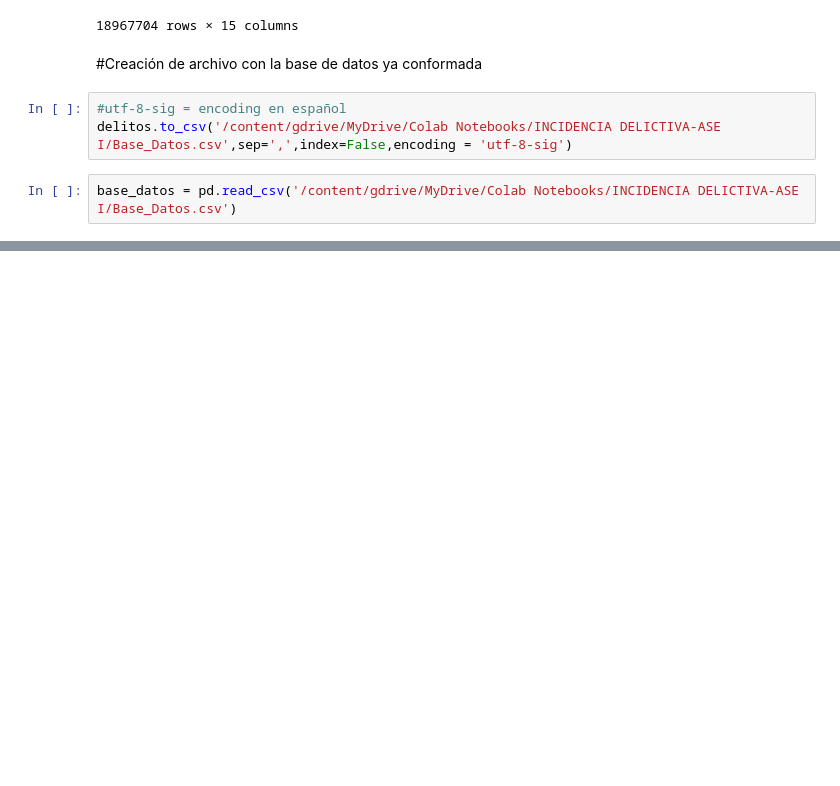
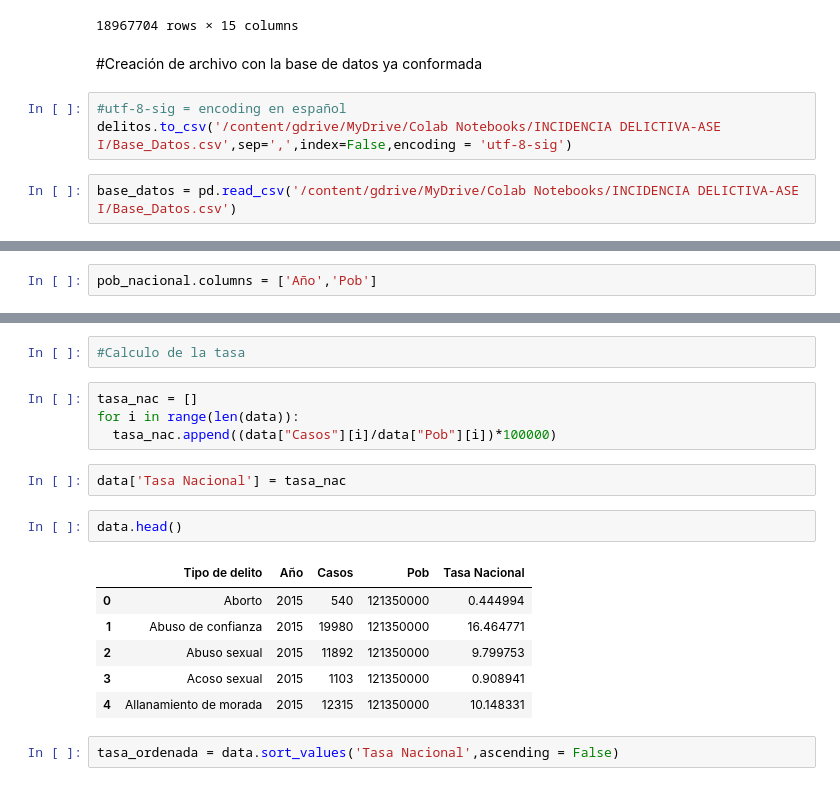
Before and after one commit to abrilgcz/Ciencia-de-Datos, a Jupyter notebook: ProyectoASE.ipynb, the cells around one changed output, grey strips where cells are left out. Saved outputs shown, nothing was run; the diff lists cells and outputs as text; blank space fills up the shorter version.

```diff
--- a/ProyectoASE.ipynb
+++ b/ProyectoASE.ipynb
@@ -592,0 +617,2 @@ base_datos.head()
+# %%
+pob_nacional.columns = ['Año','Pob']
@@ -592,0 +642,19 @@ base_datos.head()
+# %%
+#Calculo de la tasa
+# %%
+tasa_nac = []
+for i in range(len(data)):
+  tasa_nac.append((data["Casos"][i]/data["Pob"][i])*100000)
+# %%
+data['Tasa Nacional'] = tasa_nac
+# %%
+data.head()
+# %% [output]
+|  | Tipo de delito | Año | Casos | Pob | Tasa Nacional |
+| 0 | Aborto | 2015 | 540 | 121350000 | 0.444994 |
+| 1 | Abuso de confianza | 2015 | 19980 | 121350000 | 16.464771 |
+| 2 | Abuso sexual | 2015 | 11892 | 121350000 | 9.799753 |
+| 3 | Acoso sexual | 2015 | 1103 | 121350000 | 0.908941 |
+| 4 | Allanamiento de morada | 2015 | 12315 | 121350000 | 10.148331 |
+# %%
+tasa_ordenada = data.sort_values('Tasa Nacional',ascending = False)
```
Also changed, not shown: parts of 9 cells of this notebook.
